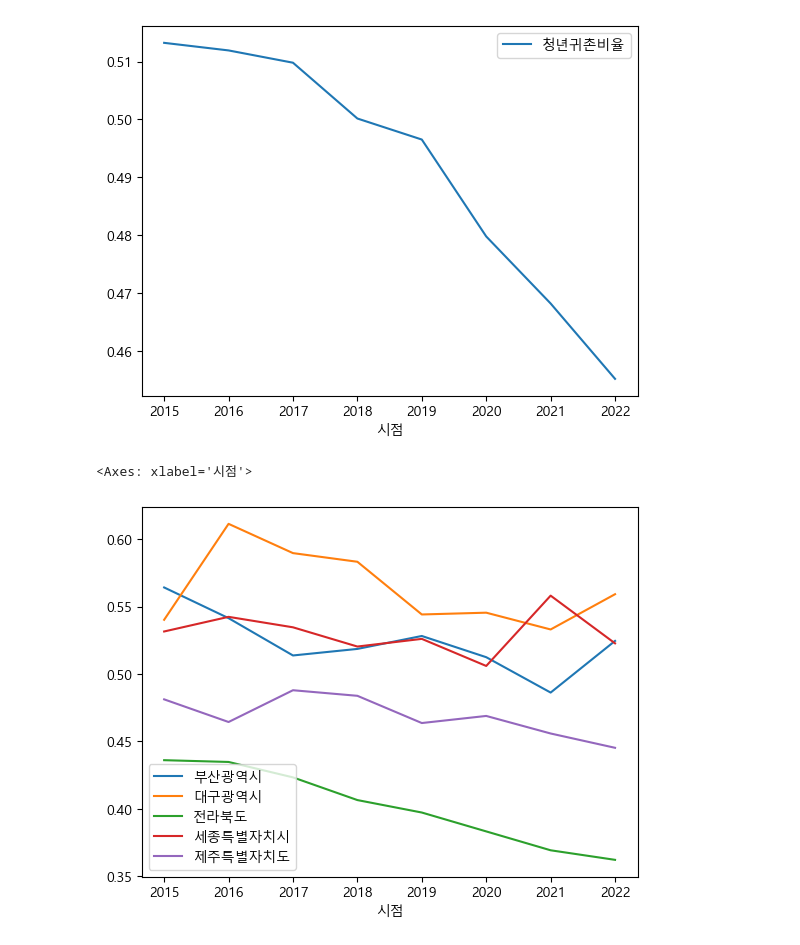
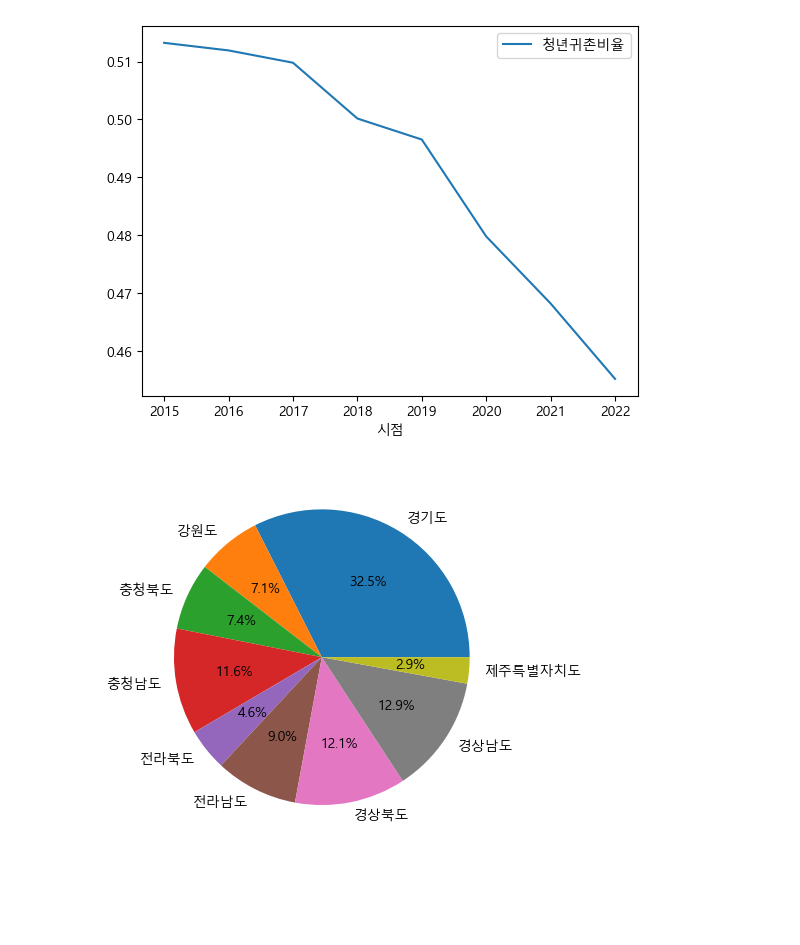
Before and after one commit to Aphian/data_science, a Jupyter notebook: 2_시각화.ipynb, the cells around one changed output. Saved outputs shown, nothing was run; the diff lists cells and outputs as text; code cells hidden in the pictures; blank space fills up the shorter version.

```diff
--- a/2_시각화.ipynb
+++ b/2_시각화.ipynb
@@ -208,5 +247,12 @@ region_home = pd.read_csv('./data/지역별_청년귀촌인_비율.csv')
-# %%
-region_home.plot(x = '시점', y = ['부산광역시', '대구광역시', '전라북도', '세종특별자치시', '제주특별자치도'])
-# %% [output]
-<Axes: xlabel='시점'>
-[figure, removed]
+# %%
+total_region_home_sum = pd.read_csv('./data/연도별_지역간_귀촌인.csv')
+total_region_home_sum.rename(columns={'Unnamed: 0': '구별'}, inplace=True)
+# %%
+total_region_home_sum.drop(index=14, inplace=True)
+# %%
+plt.pie(total_region_home_sum[5:]['합계'], labels=total_region_home_sum[5:]['구별'],
+        autopct='%1.1f%%',
+       )
+plt.show()
+# %% [output]
+[figure, added]
```
Also changed, not shown: parts of 12 cells of this notebook, 5 other files.
